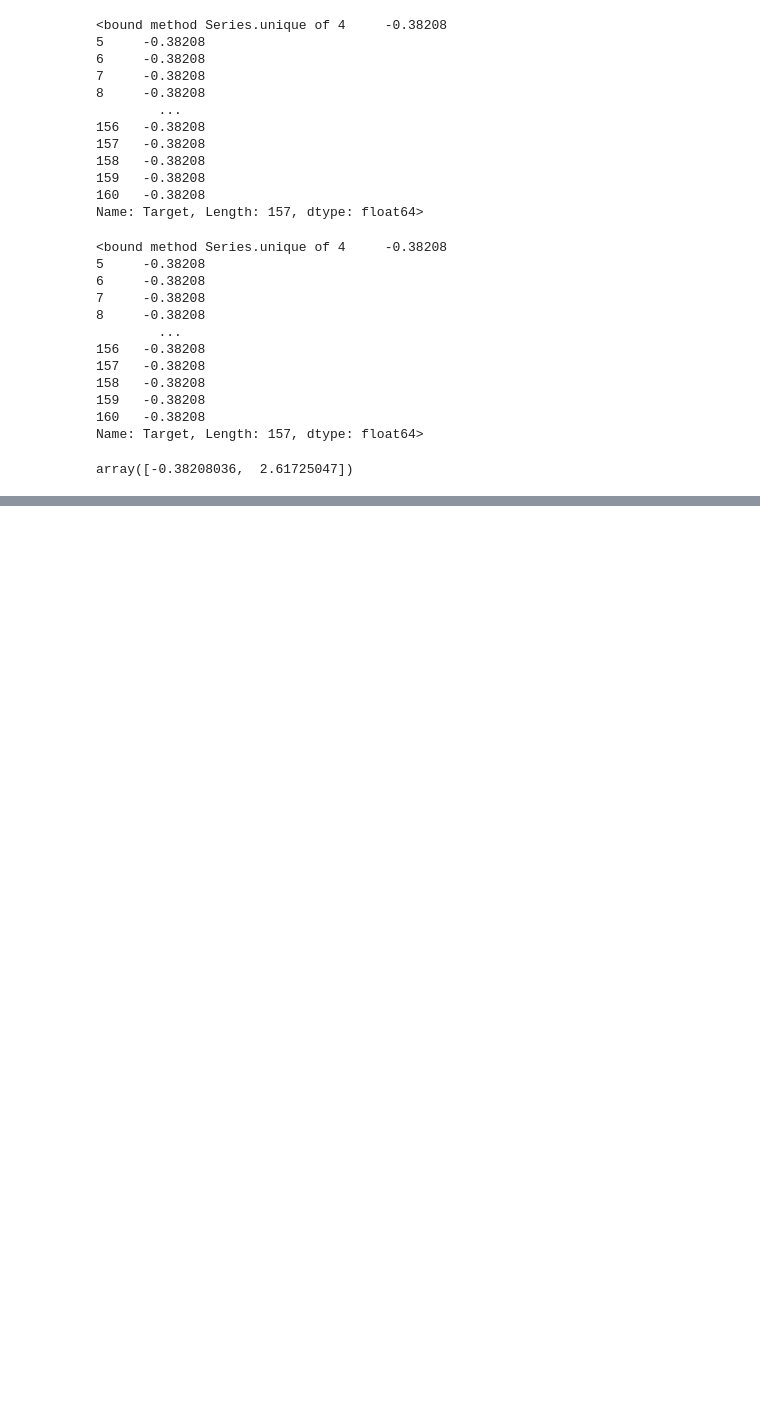
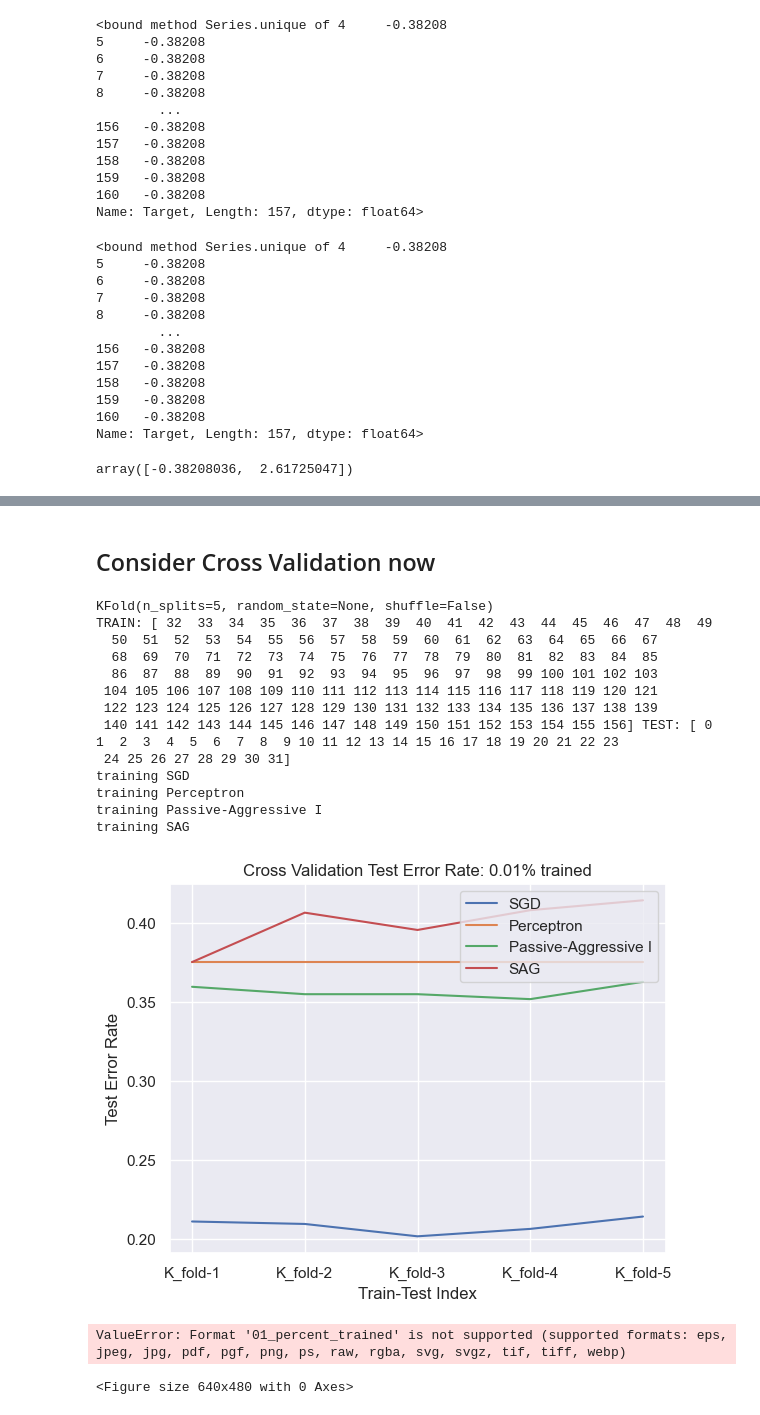
Before and after one commit to adomakor412/MSNT_Thesis_ML_CE, a Jupyter notebook: dfexp_prediction.ipynb, the cells around one changed output, grey strips where cells are left out. Saved outputs shown, nothing was run; the diff lists cells and outputs as text; code cells hidden in the pictures; blank space fills up the shorter version.

```diff
--- a/dfexp_prediction.ipynb
+++ b/dfexp_prediction.ipynb
@@ -323,0 +406,62 @@ array([-0.38208036,  2.61725047])
+# %% [markdown]
+## Consider Cross Validation now
+# %%
+start = time.time()
+
+kf = KFold(n_splits=5)
+kf.get_n_splits(X)
+print(kf)
+
+xx = ['K_fold-1','K_fold-2','K_fold-3','K_fold-4','K_fold-5']
+rounds = 20
+#count = 0
+for train_index, test_index in kf.split(X):
+     print("TRAIN:", train_index, "TEST:", test_index)
+     X_train, X_test = np.array(X)[np.array(train_index)], np.array(X)[np.array(test_index)]
+     y_train, y_test = np.array(y)[np.array(train_index)], np.array(y)[np.array(test_index)]
+
+     classifiers = [
+    ("SGD", SGDClassifier(max_iter=100)),
+    ("Perceptron", Perceptron()),
+    ("Passive-Aggressive I", PassiveAggressiveClassifier(loss='hinge',
+                                                         C=1.0, tol=1e-4)),
+    ("SAG", LogisticRegression(solver='sag', tol=1e-1, C=1.e4 / X.shape[0]))
+     ]
+     #count+=1
+
+     for name, clf in classifiers:
+         print("training %s" % name)
+         rng = np.random.RandomState(42)
+         yy = []
+         for i in heldout:
+             yy_ = []
+             for r in range(rounds):
+                 clf.fit(X_train, y_train)
+                 y_pred = clf.predict(X_test)
+                 yy_.append(1 - np.mean(y_pred == np.array(y_test)))
+             yy.append(np.mean(yy_))
+         plt.plot(xx, yy, label=name)
+     plt.title(f"Cross Validation Test Error Rate: {i}% trained")
+     plt.legend(loc="upper right")
+     plt.xlabel("Train-Test Index")
+     plt.ylabel("Test Error Rate")
+     plt.show()
+     plt.savefig(f"CrossValidationTestErrorRate_{i}_percent_trained")
+end = time.time()
+# %% [output]
+KFold(n_splits=5, random_state=None, shuffle=False)
+TRAIN: [ 32  33  34  35  36  37  38  39  40  41  42  43  44  45  46  47  48  49
+  50  51  52  53  54  55  56  57  58  59  60  61  62  63  64  65  66  67
+  68  69  70  71  72  73  74  75  76  77  78  79  80  81  82  83  84  85
+  86  87  88  89  90  91  92  93  94  95  96  97  98  99 100 101 102 103
+ 104 105 106 107 108 109 110 111 112 113 114 115 116 117 118 119 120 121
+ 122 123 124 125 126 127 128 129 130 131 132 133 134 135 136 137 138 139
+ 140 141 142 143 144 145 146 147 148 149 150 151 152 153 154 155 156] TEST: [ 0  1  2  3  4  5  6  7  8  9 10 11 12 13 14 15 16 17 18 19 20 21 22 23
+ 24 25 26 27 28 29 30 31]
+training SGD
+training Perceptron
+training Passive-Aggressive I
+training SAG
+[figure, added]
+ValueError: Format '01_percent_trained' is not supported (supported formats: eps, jpeg, jpg, pdf, pgf, png, ps, raw, rgba, svg, svgz, tif, tiff, webp)
+<Figure size 640x480 with 0 Axes>
```
Also changed, not shown: parts of 9 cells of this notebook.
